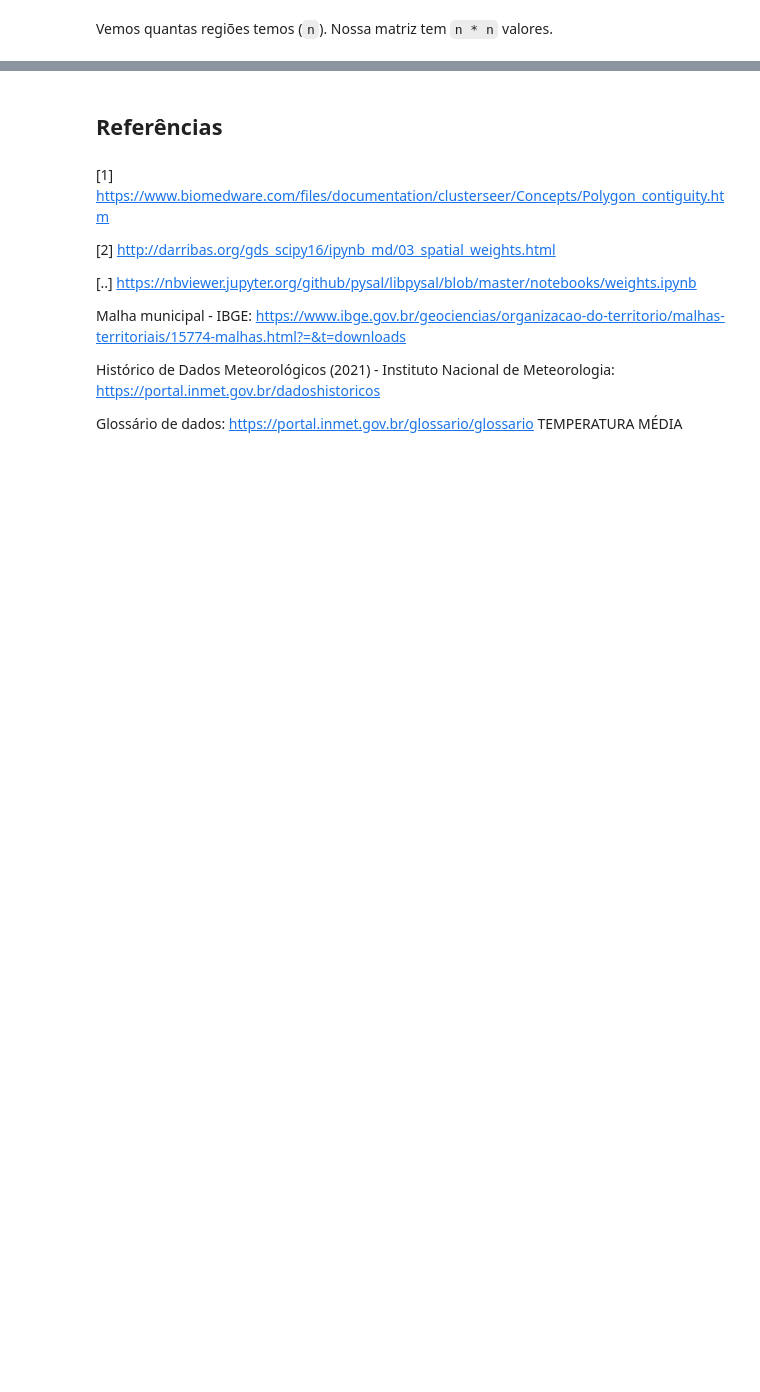
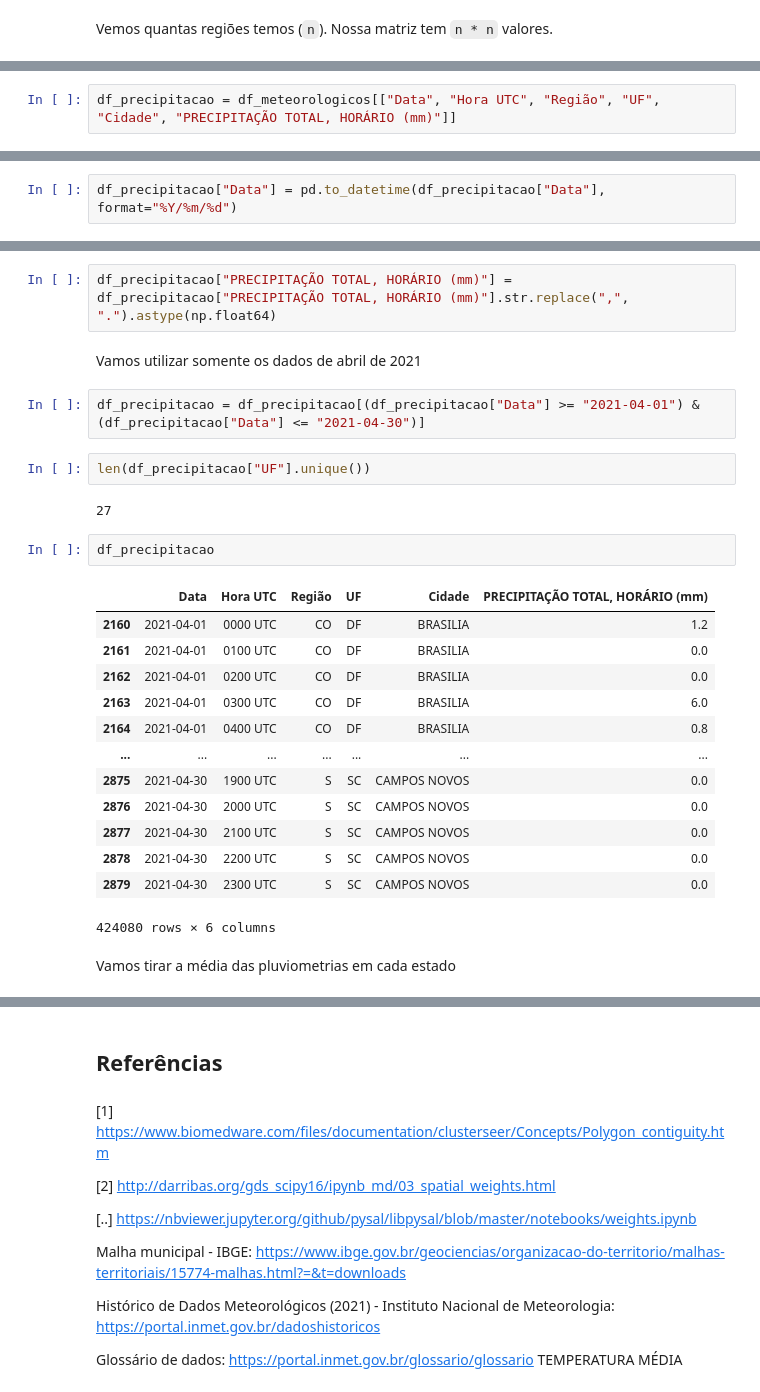
Before and after one commit to mpereiramoretti/pluviometria-analise-espacial, a Jupyter notebook: Pluviometria - Caso prático.ipynb, the cells around one changed output, grey strips where cells are left out. Saved outputs shown, nothing was run; the diff lists cells and outputs as text; blank space fills up the shorter version.

Commit message:
Prepared pluviometria data

```diff
--- a/Pluviometria - Caso prático.ipynb
+++ b/Pluviometria - Caso prático.ipynb
@@ -64,0 +209,2 @@ Ou seja, temos 5570 municípios no Brasil.
+# %%
+df_precipitacao = df_meteorologicos[["Data", "Hora UTC", "Região", "UF", "Cidade", "PRECIPITAÇÃO TOTAL, HORÁRIO (mm)"]]
@@ -64,0 +249,2 @@ Ou seja, temos 5570 municípios no Brasil.
+# %%
+df_precipitacao["Data"] = pd.to_datetime(df_precipitacao["Data"], format="%Y/%m/%d")
@@ -64,0 +277,28 @@ Ou seja, temos 5570 municípios no Brasil.
+# %%
+df_precipitacao["PRECIPITAÇÃO TOTAL, HORÁRIO (mm)"] = df_precipitacao["PRECIPITAÇÃO TOTAL, HORÁRIO (mm)"].str.replace(",", ".").astype(np.float64)
+# %% [markdown]
+Vamos utilizar somente os dados de abril de 2021
+# %%
+df_precipitacao = df_precipitacao[(df_precipitacao["Data"] >= "2021-04-01") & (df_precipitacao["Data"] <= "2021-04-30")]
+# %%
+len(df_precipitacao["UF"].unique())
+# %% [output]
+27
+# %%
+df_precipitacao
+# %% [output]
+|  | Data | Hora UTC | Região | UF | Cidade | PRECIPITAÇÃO TOTAL, HORÁRIO (mm) |
+| 2160 | 2021-04-01 | 0000 UTC | CO | DF | BRASILIA | 1.2 |
+| 2161 | 2021-04-01 | 0100 UTC | CO | DF | BRASILIA | 0.0 |
+| 2162 | 2021-04-01 | 0200 UTC | CO | DF | BRASILIA | 0.0 |
+| 2163 | 2021-04-01 | 0300 UTC | CO | DF | BRASILIA | 6.0 |
+| 2164 | 2021-04-01 | 0400 UTC | CO | DF | BRASILIA | 0.8 |
+| ... | ... | ... | ... | ... | ... | ... |
+| 2875 | 2021-04-30 | 1900 UTC | S | SC | CAMPOS NOVOS | 0.0 |
+| 2876 | 2021-04-30 | 2000 UTC | S | SC | CAMPOS NOVOS | 0.0 |
+| 2877 | 2021-04-30 | 2100 UTC | S | SC | CAMPOS NOVOS | 0.0 |
+| 2878 | 2021-04-30 | 2200 UTC | S | SC | CAMPOS NOVOS | 0.0 |
+| 2879 | 2021-04-30 | 2300 UTC | S | SC | CAMPOS NOVOS | 0.0 |
+424080 rows × 6 columns
+# %% [markdown]
+Vamos tirar a média das pluviometrias em cada estado
```
Also changed, not shown: parts of 35 cells of this notebook.
